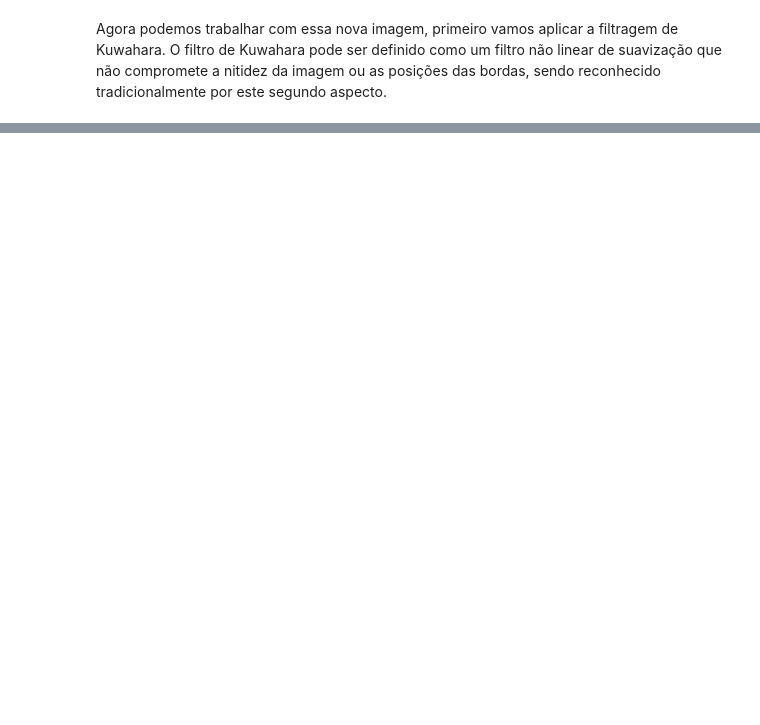
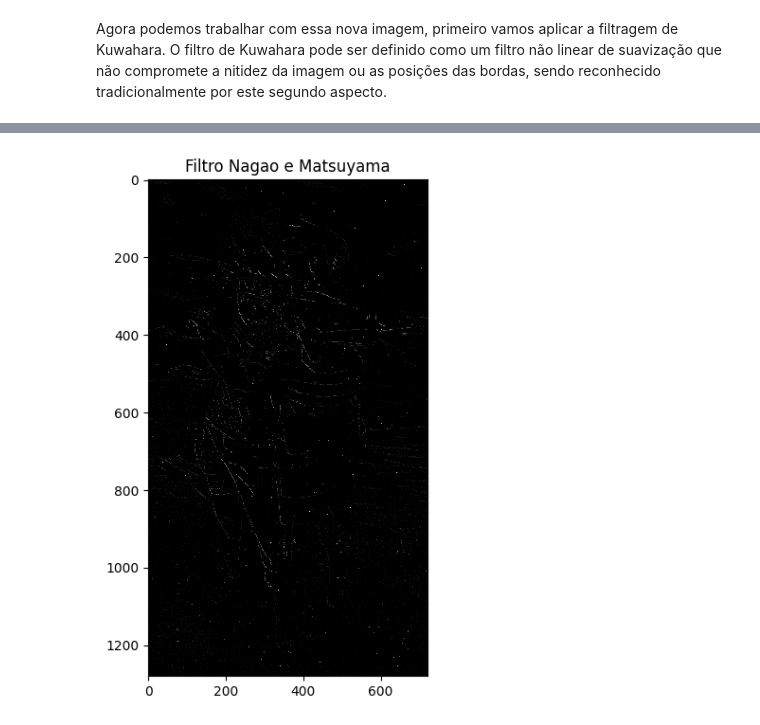
Before and after one commit to claudiney63/analise-imagens, a Jupyter notebook: Atividade_Pratica_2_PDI.ipynb, the cells around one changed output, grey strips where cells are left out. Cells and saved outputs as stored; diff of their text form; code cells hidden in the pictures; blank space fills up the shorter version.

```diff
--- a/Atividade_Pratica_2_PDI.ipynb
+++ b/Atividade_Pratica_2_PDI.ipynb
@@ -125,0 +159,30 @@ plt.show()
+# %%
+import numpy as np
+import cv2
+
+def nagao_matsuyama_filter(img, tam_mask):
+    # Define as máscaras de Nagao e Matsuyama
+    masks = []
+    for i in range(tam_mask):
+        for j in range(i+1, tam_mask):
+            mask = np.zeros((tam_mask, tam_mask))
+            mask[i, j] = 1
+            mask[j, i] = -1
+            masks.append(mask)
+
+    # Aplica a filtragem com as máscaras de Nagao e Matsuyama
+    imagens_filtradas = [np.abs(cv2.filter2D(img, -1, mask)) for mask in masks]
+    imagem_filtrada = np.min(imagens_filtradas, axis=0)
+
+    return imagem_filtrada
+
+imagem_ruido = cv2.imread('salEpimenta_naru.jpg', 0)
+
+imgNagaoMatsuyama = nagao_matsuyama_filter(imagem_ruido, 3)
+
+plt.figure(figsize=(15, 6))
+plt.title("Filtro Nagao e Matsuyama")
+io.imshow(imgNagaoMatsuyama/255)
+plt.show()
+# %% [output]
+[figure, added]
```
Also changed, not shown: parts of 9 cells of this notebook, 1 other file.
